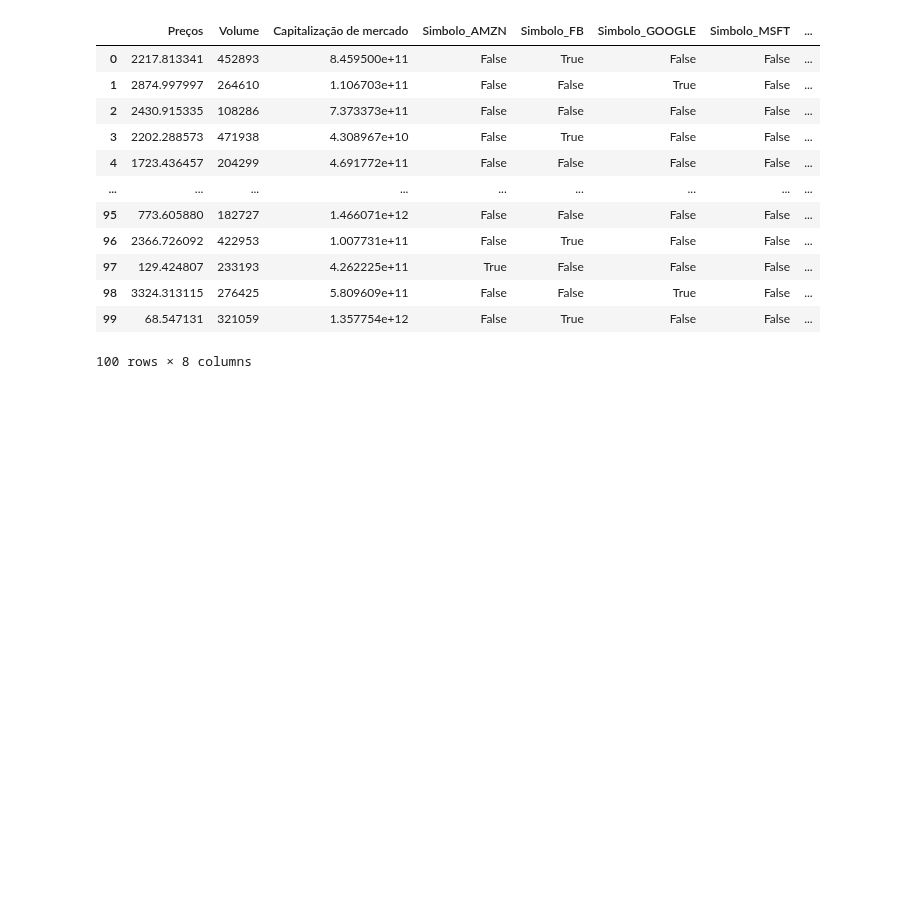
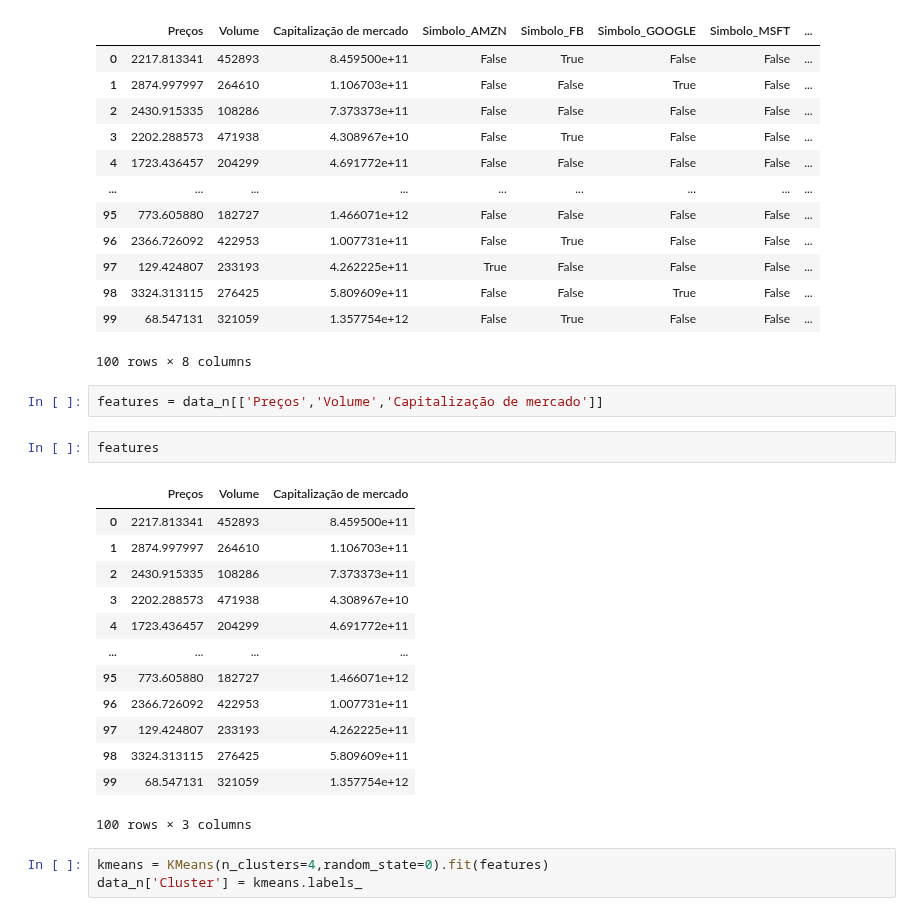
Before and after one commit to danielvieira95/Inteligencia_Artificial_2025, a Jupyter notebook: Turma-B/aula15/codigo2.ipynb, the cells around one changed output. Saved outputs shown, nothing was run; the diff lists cells and outputs as text; blank space fills up the shorter version.

```diff
--- a/Turma-B/aula15/codigo2.ipynb
+++ b/Turma-B/aula15/codigo2.ipynb
@@ -49,3 +49,24 @@ data_n
 | 98 | 3324.313115 | 276425 | 5.809609e+11 | False | False | True | False | ... |
 | 99 | 68.547131 | 321059 | 1.357754e+12 | False | True | False | False | ... |
 100 rows × 8 columns
+# %%
+features = data_n[['Preços','Volume','Capitalização de mercado']]
+# %%
+features
+# %% [output]
+|  | Preços | Volume | Capitalização de mercado |
+| 0 | 2217.813341 | 452893 | 8.459500e+11 |
+| 1 | 2874.997997 | 264610 | 1.106703e+11 |
+| 2 | 2430.915335 | 108286 | 7.373373e+11 |
+| 3 | 2202.288573 | 471938 | 4.308967e+10 |
+| 4 | 1723.436457 | 204299 | 4.691772e+11 |
+| ... | ... | ... | ... |
+| 95 | 773.605880 | 182727 | 1.466071e+12 |
+| 96 | 2366.726092 | 422953 | 1.007731e+11 |
+| 97 | 129.424807 | 233193 | 4.262225e+11 |
+| 98 | 3324.313115 | 276425 | 5.809609e+11 |
+| 99 | 68.547131 | 321059 | 1.357754e+12 |
+100 rows × 3 columns
+# %%
+kmeans = KMeans(n_clusters=4,random_state=0).fit(features)
+data_n['Cluster'] = kmeans.labels_
```
Also changed, not shown: parts of 1 cell of this notebook.
